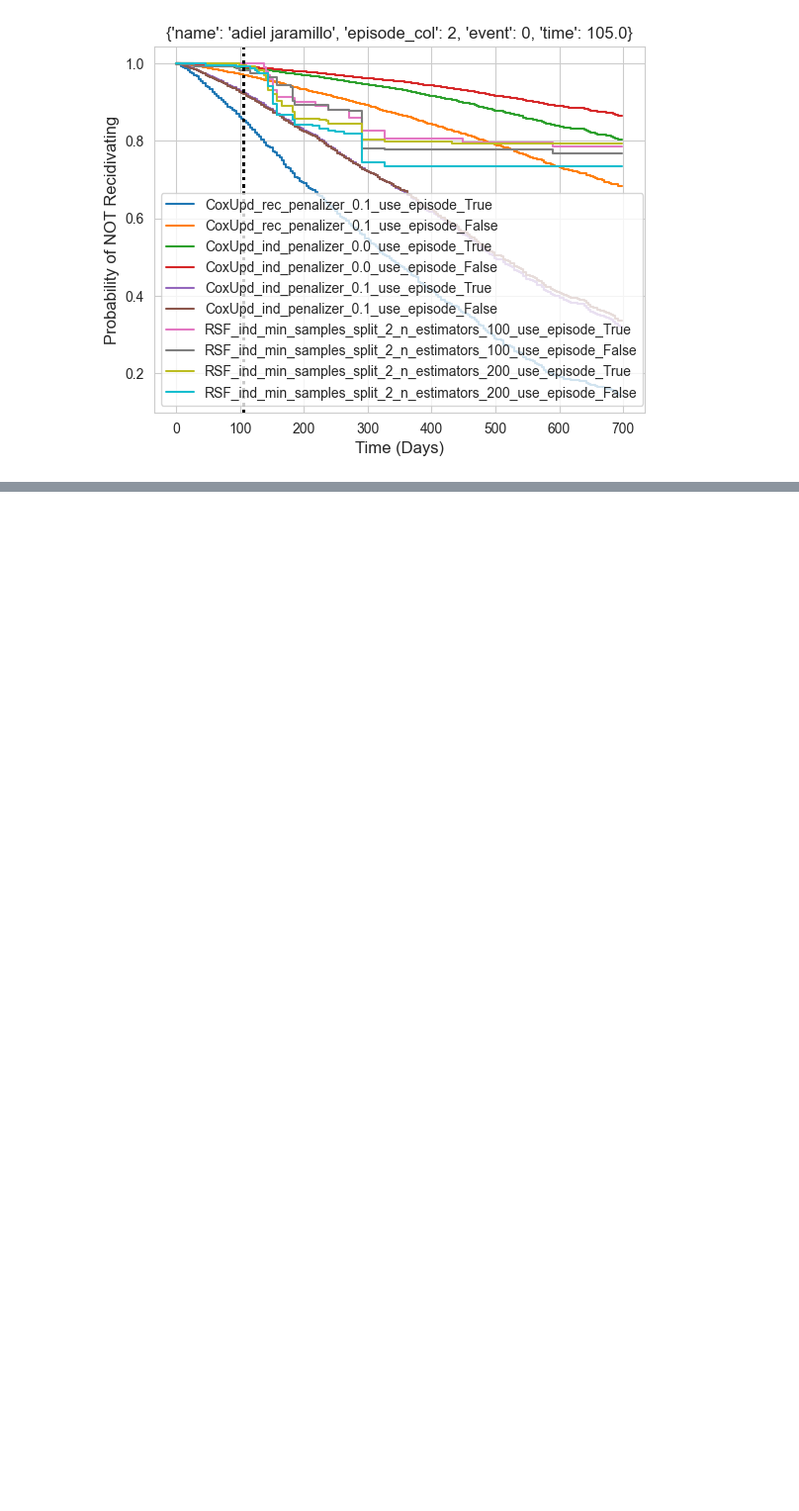
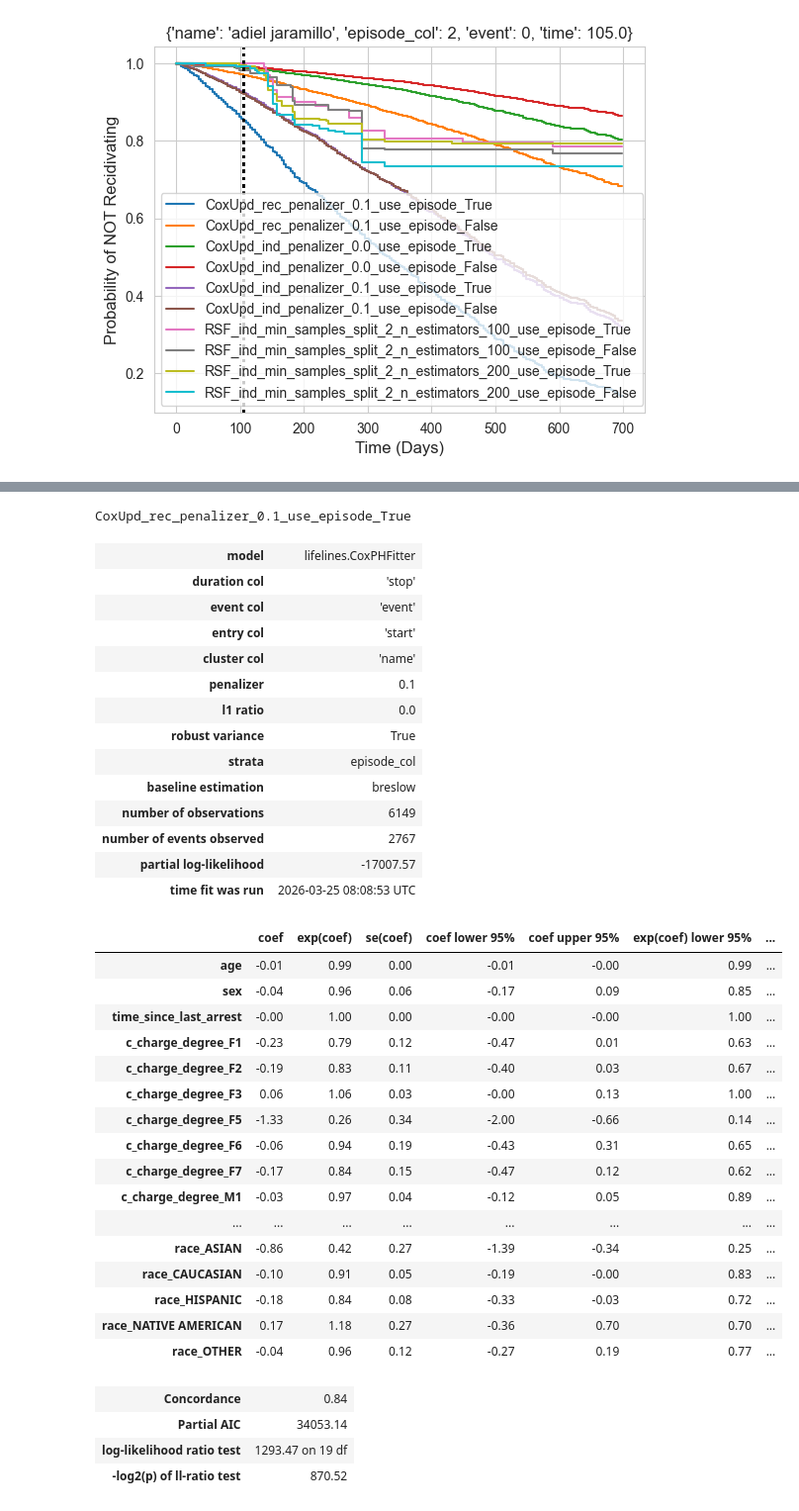
Before and after one commit to DKoleda6/recurrent_event, a Jupyter notebook: exp_common.ipynb, the cells around one changed output, grey strips where cells are left out. Shown at 99% size. Drawn from its saved outputs; the diff is of its cells as text; code cells hidden in the pictures; blank space fills up the shorter version.

```diff
--- a/exp_common.ipynb
+++ b/exp_common.ipynb
@@ -431,3 +452,13 @@ for index_test in range(10):
 [figure]
 [figure]
 [figure]
+# %%
+train_model_df = train_model_df.drop(columns=[col for col in cox_df.columns if any(
+    s in col for s in ["_min", "_max", "_mean", "log_", "_deviation", "_increasing", "_trend"])
+])
+test_model_df = test_model_df.drop(columns=[col for col in cox_df.columns if any(
+    s in col for s in ["_min", "_max", "_mean", "log_", "_deviation", "_increasing", "_trend"])
+])
+features = [f for f in features if not any(
+    s in f for s in ["_min", "_max", "_mean", "log_", "_deviation", "_increasing", "_trend"]
+)]
@@ -433,0 +486,70 @@ for index_test in range(10):
+# %%
+from sklearn.model_selection import ParameterGrid
+
+models_grid = {
+    "CoxUpd_rec": {'model': CoxModelUpd, 'mode': 'recurrent',
+                   'hyperparams_grid': {'use_episode': [True, False], 'penalizer': [0.1]}},
+    "CoxUpd_ind": {'model': CoxModelUpd, 'mode': 'independent',
+                   'hyperparams_grid': {'use_episode': [True, False], 'penalizer': [0.0, 0.1]}},
+    "RSF_ind": {'model': RSFModel, 'mode': 'independent',
+                'hyperparams_grid': {'use_episode': [True, False], 'n_estimators': [100, 200], 'min_samples_split': [2]}}
+}
+
+models = {}
+
+for mdl in models_grid.keys():
+    model_proto = models_grid[mdl]
+    for params in ParameterGrid(model_proto['hyperparams_grid']):
+        name = f"{mdl}_{'_'.join([f'{k}_{v}' for k, v in params.items()])}"
+        print(name)
+        features_model = features.copy()
+        if not(params['use_episode']):
+            features_model.remove("episode_col")
+
+        model = model_proto['model'](
+            features=features_model,
+            mode=model_proto['mode'],
+            **params
+        )
+        if model_proto['mode'] == "recurrent":
+            model.fit(train_model_df[features_model + ["start", "stop", "name", "event"]])
+        else:
+            model.fit(train_model_df[features_model + ["time", "event"]])
+        models[name] = model
+# %% [output]
+CoxUpd_rec_penalizer_0.1_use_episode_True
+| model | lifelines.CoxPHFitter |
+| duration col | 'stop' |
+| event col | 'event' |
+| entry col | 'start' |
+| cluster col | 'name' |
+| penalizer | 0.1 |
+| l1 ratio | 0.0 |
+| robust variance | True |
+| strata | episode_col |
+| baseline estimation | breslow |
+| number of observations | 6149 |
+| number of events observed | 2767 |
+| partial log-likelihood | -17007.57 |
+| time fit was run | 2026-03-25 08:08:53 UTC |
+|  | coef | exp(coef) | se(coef) | coef lower 95% | coef upper 95% | exp(coef) lower 95% | ... |
+| age | -0.01 | 0.99 | 0.00 | -0.01 | -0.00 | 0.99 | ... |
+| sex | -0.04 | 0.96 | 0.06 | -0.17 | 0.09 | 0.85 | ... |
+| time_since_last_arrest | -0.00 | 1.00 | 0.00 | -0.00 | -0.00 | 1.00 | ... |
+| c_charge_degree_F1 | -0.23 | 0.79 | 0.12 | -0.47 | 0.01 | 0.63 | ... |
+| c_charge_degree_F2 | -0.19 | 0.83 | 0.11 | -0.40 | 0.03 | 0.67 | ... |
+| c_charge_degree_F3 | 0.06 | 1.06 | 0.03 | -0.00 | 0.13 | 1.00 | ... |
+| c_charge_degree_F5 | -1.33 | 0.26 | 0.34 | -2.00 | -0.66 | 0.14 | ... |
+| c_charge_degree_F6 | -0.06 | 0.94 | 0.19 | -0.43 | 0.31 | 0.65 | ... |
+| c_charge_degree_F7 | -0.17 | 0.84 | 0.15 | -0.47 | 0.12 | 0.62 | ... |
+| c_charge_degree_M1 | -0.03 | 0.97 | 0.04 | -0.12 | 0.05 | 0.89 | ... |
+| ... | ... | ... | ... | ... | ... | ... | ... |
+| race_ASIAN | -0.86 | 0.42 | 0.27 | -1.39 | -0.34 | 0.25 | ... |
+| race_CAUCASIAN | -0.10 | 0.91 | 0.05 | -0.19 | -0.00 | 0.83 | ... |
+| race_HISPANIC | -0.18 | 0.84 | 0.08 | -0.33 | -0.03 | 0.72 | ... |
+| race_NATIVE AMERICAN | 0.17 | 1.18 | 0.27 | -0.36 | 0.70 | 0.70 | ... |
+| race_OTHER | -0.04 | 0.96 | 0.12 | -0.27 | 0.19 | 0.77 | ... |
+| Concordance | 0.84 |
+| Partial AIC | 34053.14 |
+| log-likelihood ratio test | 1293.47 on 19 df |
+| -log2(p) of ll-ratio test | 870.52 |
```
Also changed, not shown: parts of 6 cells of this notebook, 1 other file.
